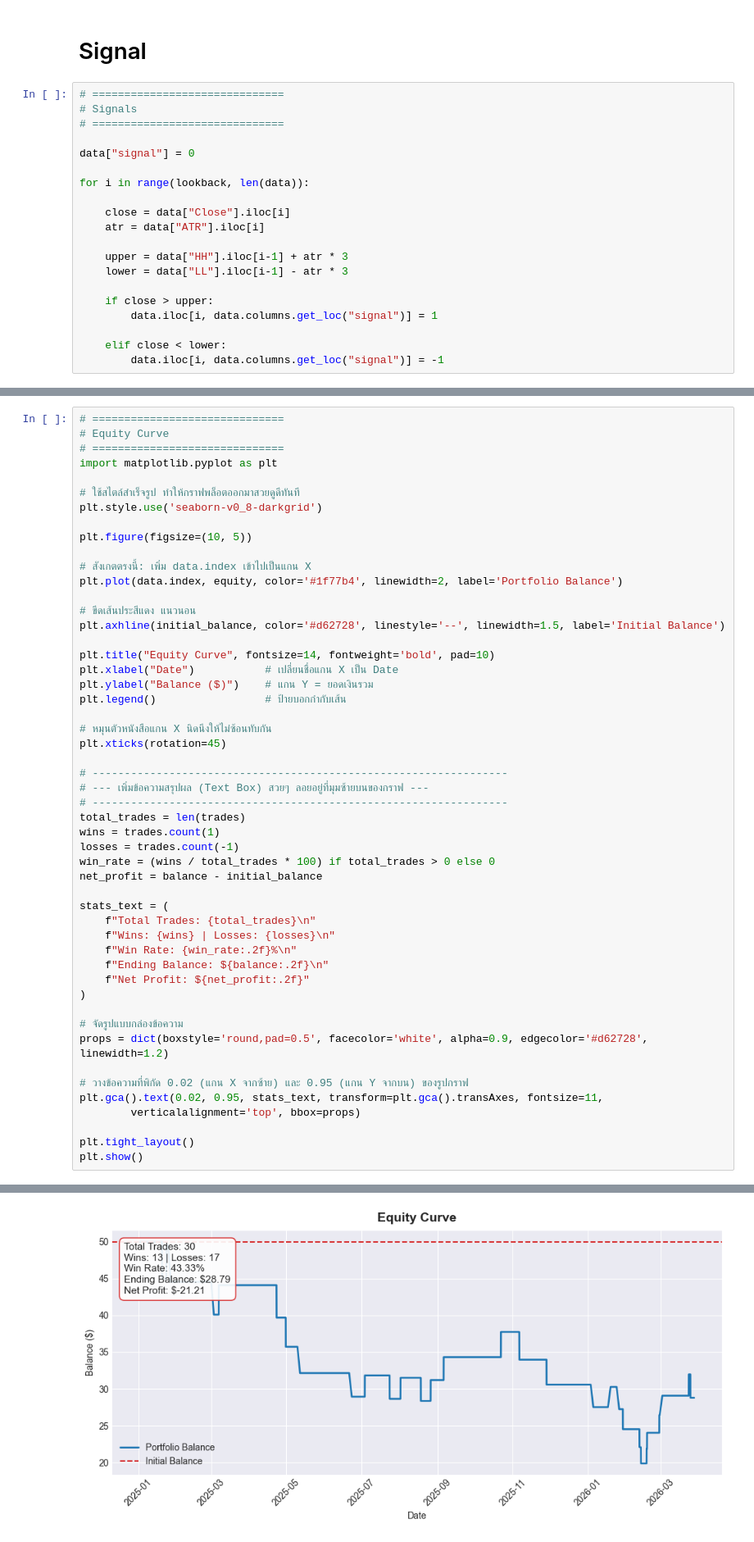
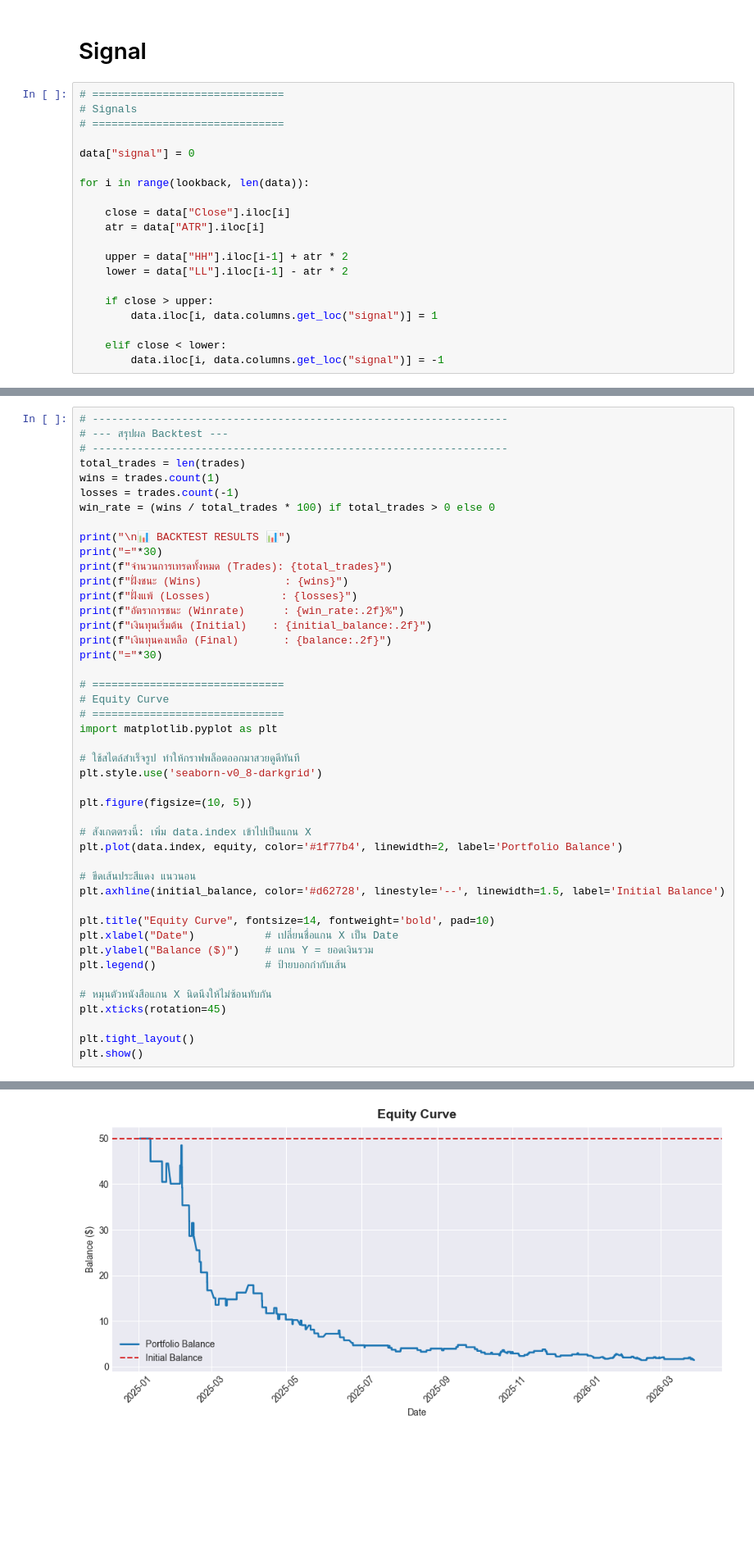
Before and after one commit to Kawiniee/breakout-strategy-xauusd, a Jupyter notebook: Breakout_Strategy_XAUUSD.ipynb, the cells around one changed output, grey strips where cells are left out. Shown at 82% size. Cells and saved outputs as stored; diff of their text form; blank space fills up the shorter version.

```diff
--- a/Breakout_Strategy_XAUUSD.ipynb
+++ b/Breakout_Strategy_XAUUSD.ipynb
@@ -80,8 +80,8 @@ for i in range(lookback, len(data)):
     close = data["Close"].iloc[i]
     atr = data["ATR"].iloc[i]
 
-    upper = data["HH"].iloc[i-1] + atr * 3
-    lower = data["LL"].iloc[i-1] - atr * 3
+    upper = data["HH"].iloc[i-1] + atr * 2
+    lower = data["LL"].iloc[i-1] - atr * 2
 
     if close > upper:
         data.iloc[i, data.columns.get_loc("signal")] = 1
@@ -247,6 +247,24 @@ for i in range(len(data)):
 
     equity.append(balance)
 # %%
+# -----------------------------------------------------------------
+# --- สรุปผล Backtest ---
+# -----------------------------------------------------------------
+total_trades = len(trades)
+wins = trades.count(1)
+losses = trades.count(-1)
+win_rate = (wins / total_trades * 100) if total_trades > 0 else 0
+
+print("\n📊 BACKTEST RESULTS 📊")
+print("="*30)
+print(f"จำนวนการเทรดทั้งหมด (Trades): {total_trades}")
+print(f"ฝั่งชนะ (Wins)             : {wins}")
+print(f"ฝั่งแพ้ (Losses)           : {losses}")
+print(f"อัตราการชนะ (Winrate)      : {win_rate:.2f}%")
+print(f"เงินทุนเริ่มต้น (Initial)    : {initial_balance:.2f}")
+print(f"เงินทุนคงเหลือ (Final)       : {balance:.2f}")
+print("="*30)
+
 # ==============================
 # Equity Curve
 # ==============================
@@ -271,30 +289,6 @@ plt.legend()                 # ป้ายบอกกำกับเส้น
 # หมุนตัวหนังสือแกน X นิดนึงให้ไม่ซ้อนทับกัน
 plt.xticks(rotation=45)
 
-# -----------------------------------------------------------------
-# --- เพิ่มข้อความสรุปผล (Text Box) สวยๆ ลอยอยู่ที่มุมซ้ายบนของกราฟ ---
-# -----------------------------------------------------------------
-total_trades = len(trades)
-wins = trades.count(1)
-losses = trades.count(-1)
-win_rate = (wins / total_trades * 100) if total_trades > 0 else 0
-net_profit = balance - initial_balance
-
-stats_text = (
-    f"Total Trades: {total_trades}\n"
-    f"Wins: {wins} | Losses: {losses}\n"
-    f"Win Rate: {win_rate:.2f}%\n"
-    f"Ending Balance: ${balance:.2f}\n"
-    f"Net Profit: ${net_profit:.2f}"
-)
-
-# จัดรูปแบบกล่องข้อความ
-props = dict(boxstyle='round,pad=0.5', facecolor='white', alpha=0.9, edgecolor='#d62728', linewidth=1.2)
-
-# วางข้อความที่พิกัด 0.02 (แกน X จากซ้าย) และ 0.95 (แกน Y จากบน) ของรูปกราฟ
-plt.gca().text(0.02, 0.95, stats_text, transform=plt.gca().transAxes, fontsize=11,
-        verticalalignment='top', bbox=props)
-
 plt.tight_layout()
 plt.show()
 # %% [output]
@@ -301,4 +304,4 @@ plt.show()
-[figure, old version]
+[figure, new version]
 # %%
 # ==============================
 # Backtest
```
Also changed, not shown: parts of 3 cells of this notebook, 2 other files.
